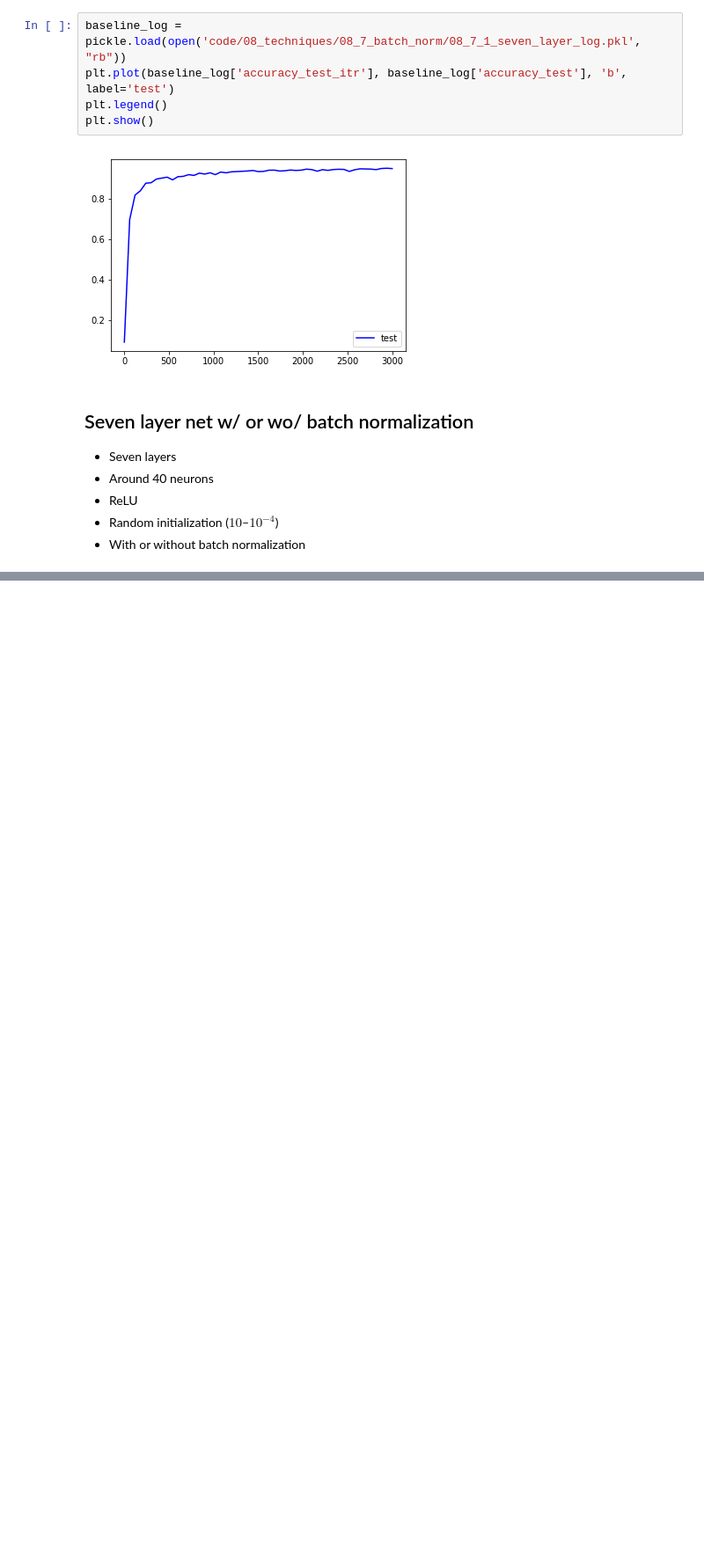
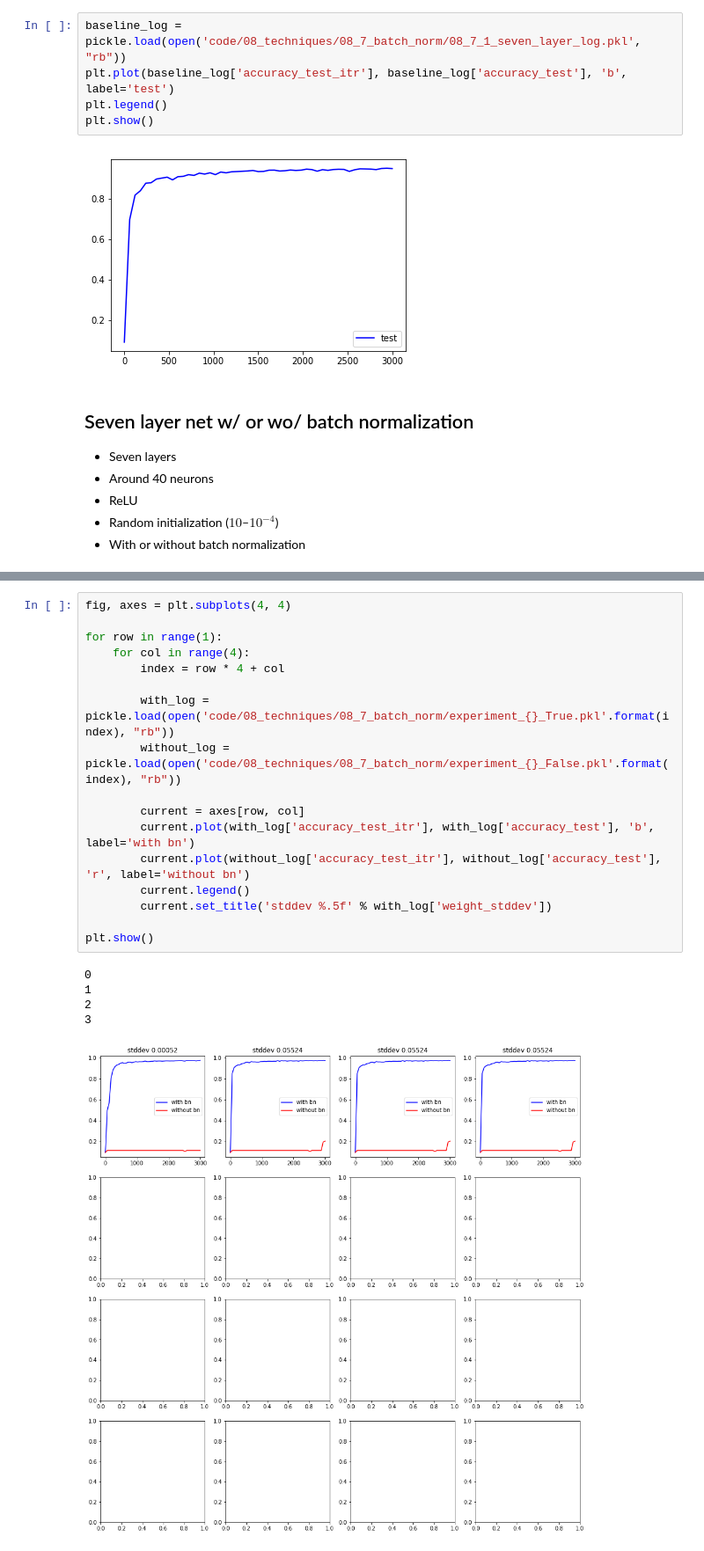
Before and after one commit to takaiwai/deep-learning-for-art-and-design, a Jupyter notebook: 08_7_batch_normalizations.ipynb, the cells around one changed output, grey strips where cells are left out. Shown at 88% size. Cells and saved outputs as stored; diff of their text form; blank space fills up the shorter version.

```diff
--- a/08_7_batch_normalizations.ipynb
+++ b/08_7_batch_normalizations.ipynb
@@ -65,0 +67,23 @@ plt.show()
+# %%
+fig, axes = plt.subplots(4, 4)
+
+for row in range(1):
+    for col in range(4):
+        index = row * 4 + col
+
+        with_log = pickle.load(open('code/08_techniques/08_7_batch_norm/experiment_{}_True.pkl'.format(index), "rb"))
+        without_log = pickle.load(open('code/08_techniques/08_7_batch_norm/experiment_{}_False.pkl'.format(index), "rb"))
+
+        current = axes[row, col]
+        current.plot(with_log['accuracy_test_itr'], with_log['accuracy_test'], 'b', label='with bn')
+        current.plot(without_log['accuracy_test_itr'], without_log['accuracy_test'], 'r', label='without bn')
+        current.legend()
+        current.set_title('stddev %.5f' % with_log['weight_stddev'])
+
+plt.show()
+# %% [output]
+0
+1
+2
+3
+[figure, added]
```
Also changed, not shown: parts of 2 cells of this notebook, 1 other file.
